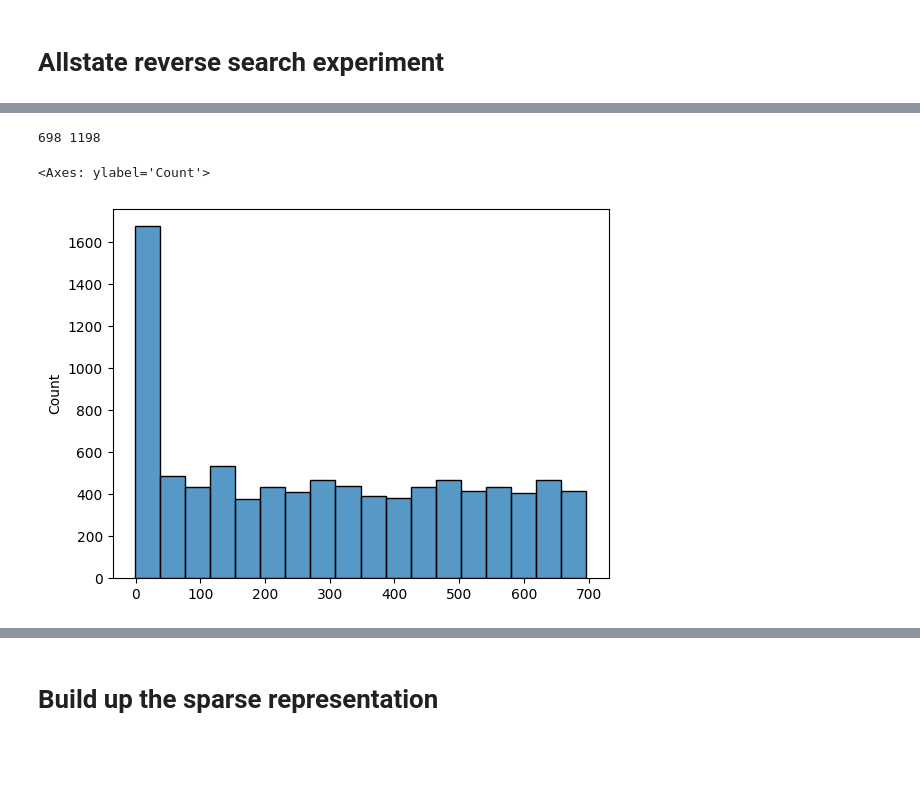
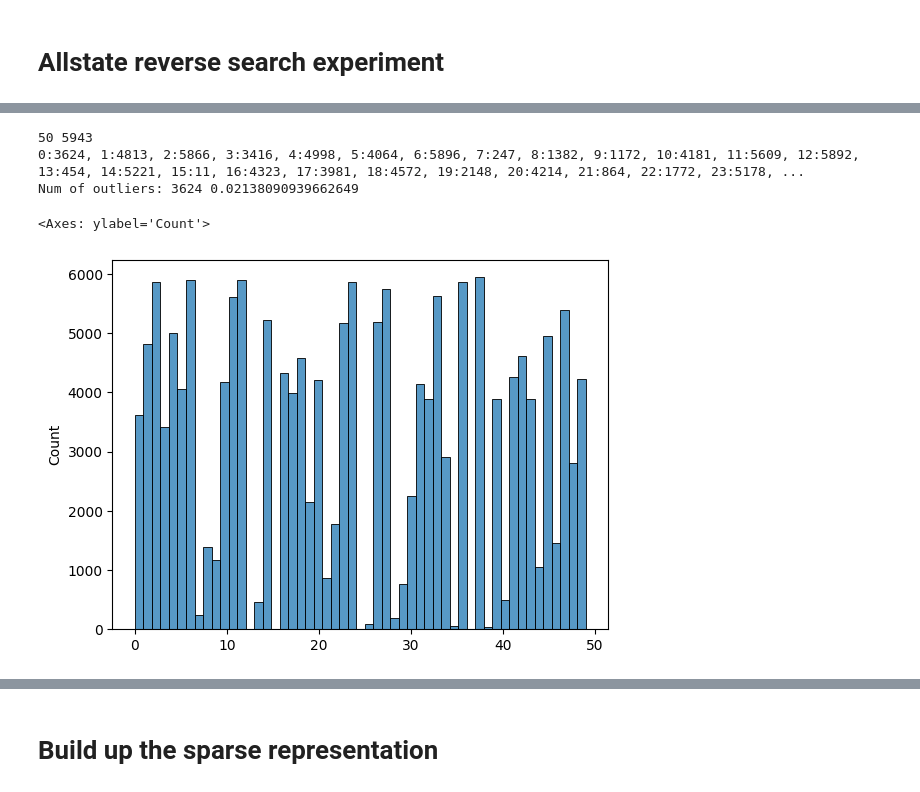
Before and after one commit to aurelienwaite/reverse_search_experiments, a Jupyter notebook: allstate/allstate.ipynb, the cells around one changed output, grey strips where cells are left out. Saved outputs shown, nothing was run; the diff lists cells and outputs as text; code cells hidden in the pictures; blank space fills up the shorter version.

```diff
--- a/allstate/allstate.ipynb
+++ b/allstate/allstate.ipynb
@@ -10,5 +11,6 @@ from collections import defaultdict
 from statistics import median
 import json
 # %%
-df = pl.read_csv("data/train_set.csv", null_values="?")
-train, validation = df.with_columns((pl.col("Row_ID") % 20 == 0).alias("split")).partition_by("split", include_key=False)
+sample_modulo = 10
+df = pl.read_csv("data/train.csv", null_values="?")
+train, validation = df.with_columns((pl.col("id") % sample_modulo == 0).alias("split")).partition_by("split", include_key=False)
@@ -15,11 +37,17 @@ train, validation = df.with_columns((pl.col("Row_ID") % 20 == 0).alias("split"))
 # %%
-sample = non_zero = train.filter(pl.col("Claim_Amount") != 0.0)["Claim_Amount"].sample(fraction=0.1).to_numpy()
-clustering = cluster.HDBSCAN(n_jobs=-1).fit(sample.reshape(-1, 1))
+sample = np.log(train["loss"].to_numpy())
+clustering = cluster.KMeans(n_clusters=50).fit(sample.reshape(-1, 1))
 # %%
 unique, counts = np.unique(clustering.labels_, return_counts=True)
 print(len(unique), np.max(counts))
+for cluster_id, count in zip(unique, counts):
+    print(f"{cluster_id}:{count}", end=", ")
+print()
+print(f"Num of outliers: {counts[0]} {counts[0]/len(sample)}")
 sns.histplot(clustering.labels_)
 # %% [output]
-698 1198
+50 5943
+0:3624, 1:4813, 2:5866, 3:3416, 4:4998, 5:4064, 6:5896, 7:247, 8:1382, 9:1172, 10:4181, 11:5609, 12:5892, 13:454, 14:5221, 15:11, 16:4323, 17:3981, 18:4572, 19:2148, 20:4214, 21:864, 22:1772, 23:5178, ...
+Num of outliers: 3624 0.02138090939662649
 <Axes: ylabel='Count'>
-[figure, old version]
+[figure, new version]
```
Also changed, not shown: parts of 25 cells of this notebook, 1 other file.
